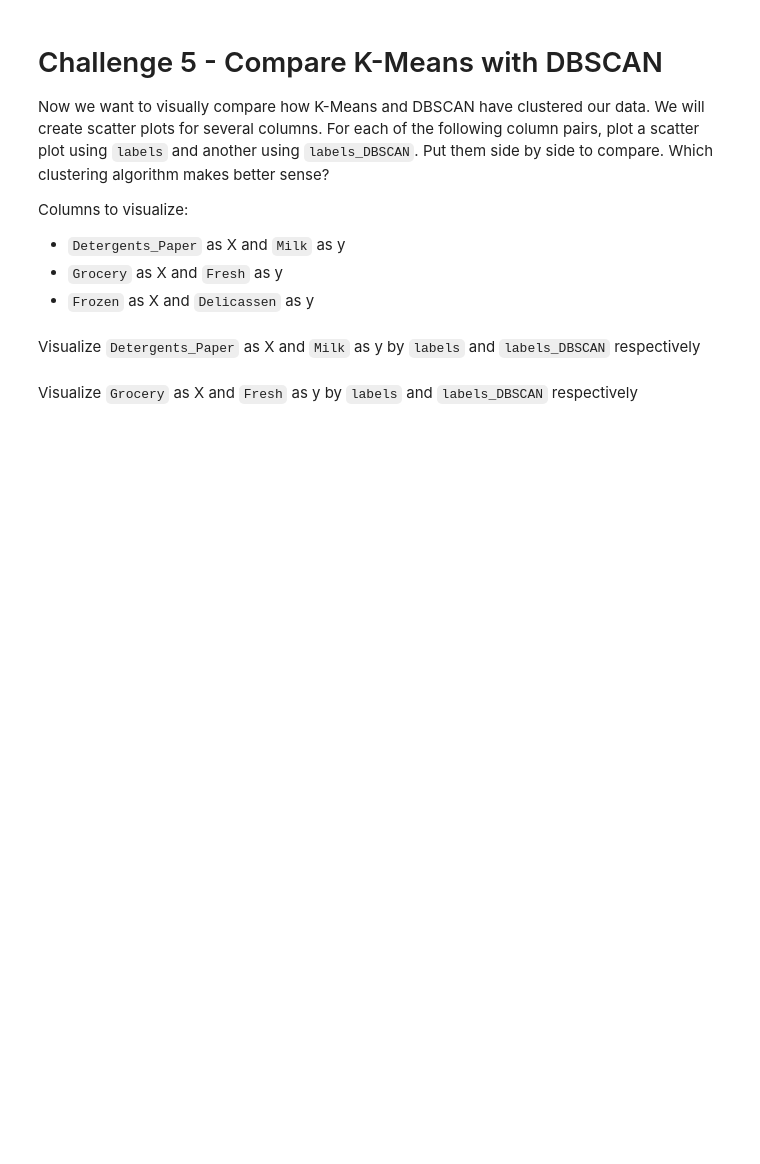
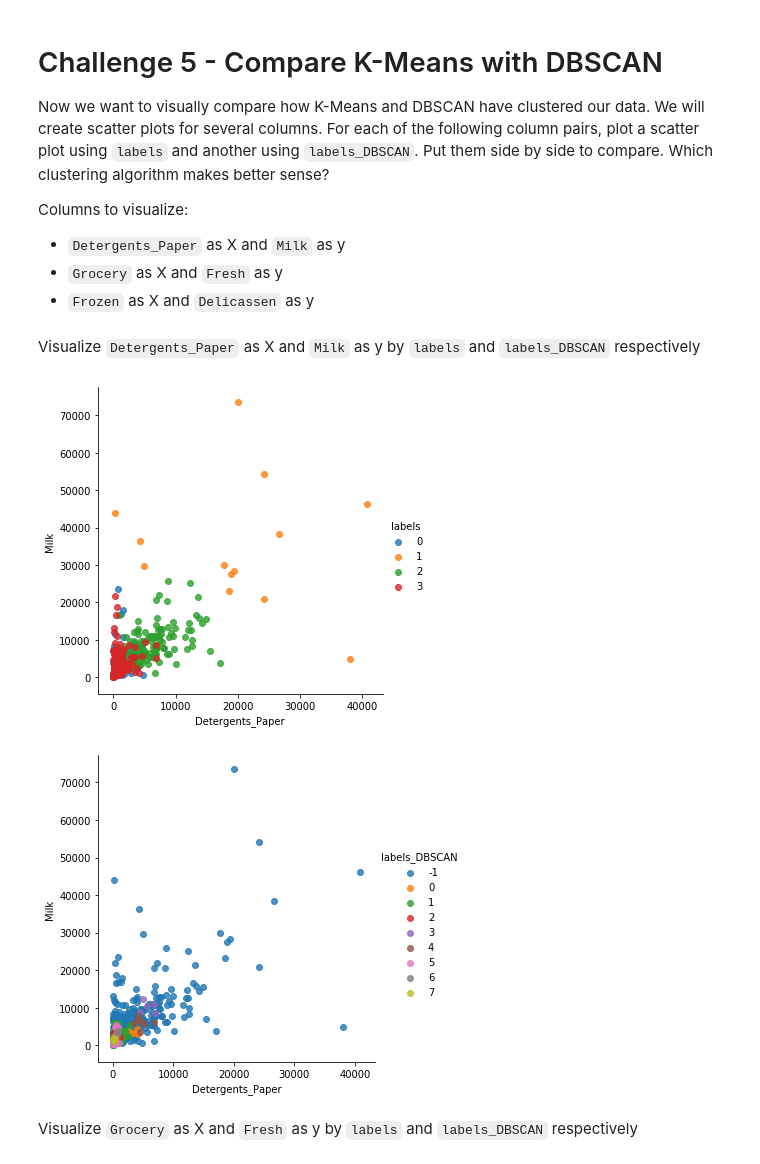
Before and after one commit to ironhack-datalabs/datamad0120, a Jupyter notebook: module-3/lab-unsupervised-learning/your-code/main.ipynb, the cells around one changed output. Cells and saved outputs as stored; diff of their text form; code cells hidden in the pictures; blank space fills up the shorter version.

```diff
--- a/module-3/lab-unsupervised-learning/your-code/main.ipynb
+++ b/module-3/lab-unsupervised-learning/your-code/main.ipynb
@@ -243,2 +238,13 @@ Visualize `Detergents_Paper` as X and `Milk` as y by `labels` and `labels_DBSCAN
+# %%
+# Your code here:
+
+import seaborn as sns
+
+scatterDBSCAN1 = sns.lmplot(data=customers, x='Detergents_Paper', y='Milk', hue='labels',fit_reg=False, legend=True, legend_out=True)
+
+scatterDBSCAN2 = sns.lmplot(data=customers, x='Detergents_Paper', y='Milk', hue='labels_DBSCAN',fit_reg=False, legend=True, legend_out=True)
+# %% [output]
+[figure, added]
+[figure, added]
 # %% [markdown]
 Visualize `Grocery` as X and `Fresh` as y by `labels` and `labels_DBSCAN` respectively
```
Also changed, not shown: parts of 13 cells of this notebook.
